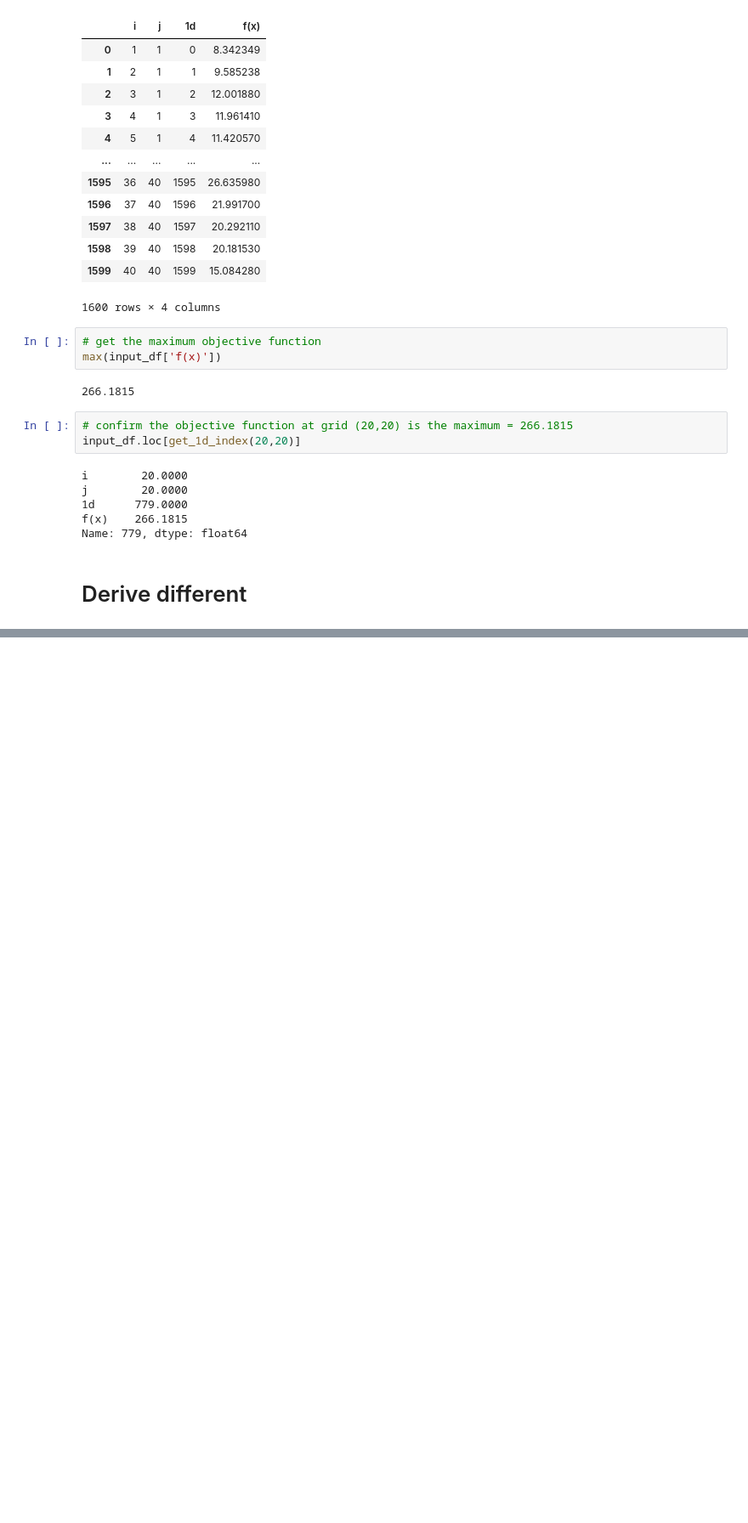
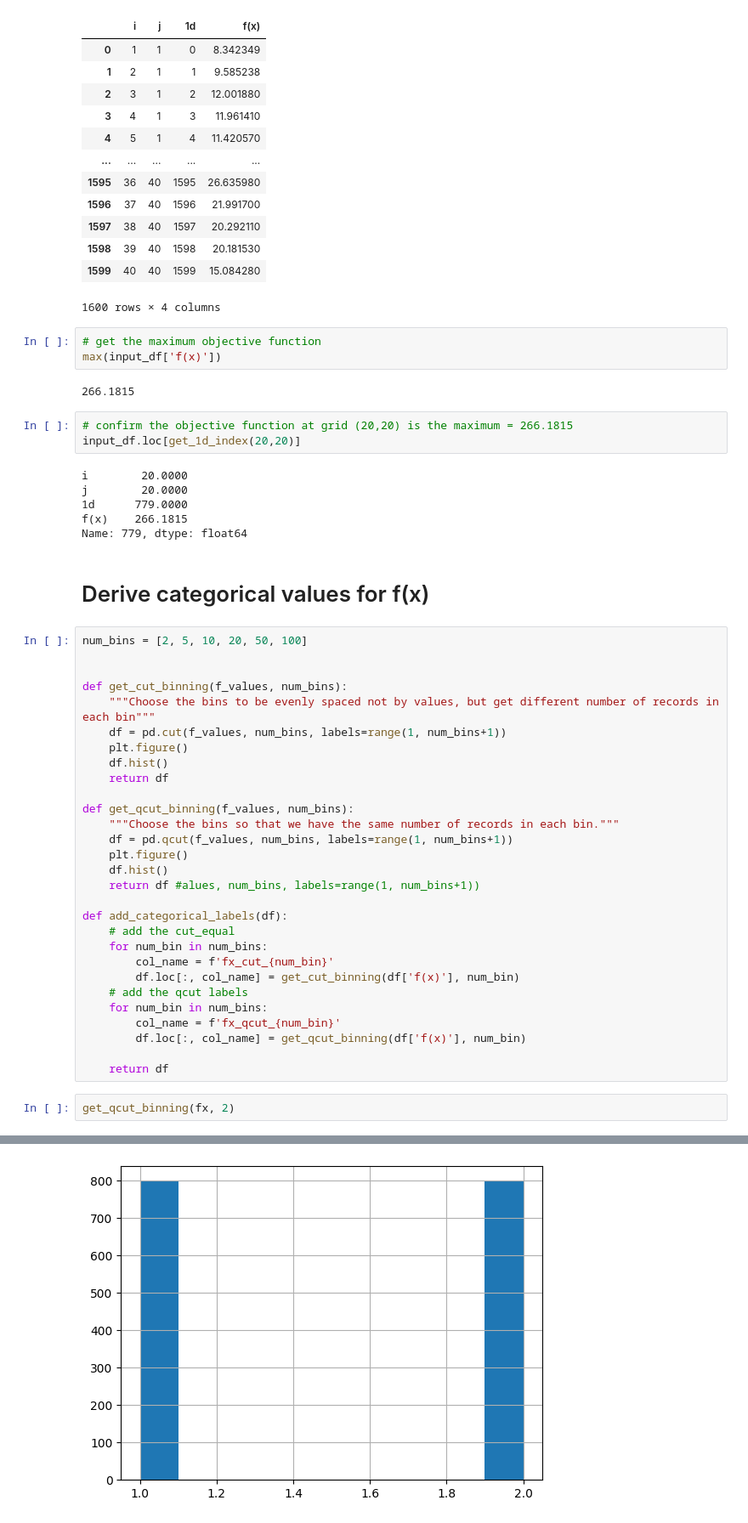
Before and after one commit to jeosol/learn-obj-function-surface, a Jupyter notebook: data_preparation.ipynb, the cells around one changed output, grey strips where cells are left out. Shown at 85% size. Drawn from its saved outputs; the diff is of its cells as text; blank space fills up the shorter version.

Commit message:
Computed different categorical variables based on the initial real-valued f(x)

```diff
--- a/data_preparation.ipynb
+++ b/data_preparation.ipynb
@@ -94,4 +96,36 @@ j        20.0000
 f(x)    266.1815
 Name: 779, dtype: float64
 # %% [markdown]
-# Derive different
+# Derive categorical values for f(x)
+# %%
+num_bins = [2, 5, 10, 20, 50, 100]
+
+
+def get_cut_binning(f_values, num_bins):
+    """Choose the bins to be evenly spaced not by values, but get different number of records in each bin"""
+    df = pd.cut(f_values, num_bins, labels=range(1, num_bins+1))
+    plt.figure()
+    df.hist()
+    return df
+
+def get_qcut_binning(f_values, num_bins):
+    """Choose the bins so that we have the same number of records in each bin."""
+    df = pd.qcut(f_values, num_bins, labels=range(1, num_bins+1))
+    plt.figure()
+    df.hist()
+    return df #alues, num_bins, labels=range(1, num_bins+1))
+
+def add_categorical_labels(df):
+    # add the cut_equal
+    for num_bin in num_bins:
+        col_name = f'fx_cut_{num_bin}'
+        df.loc[:, col_name] = get_cut_binning(df['f(x)'], num_bin)
+    # add the qcut labels
+    for num_bin in num_bins:
+        col_name = f'fx_qcut_{num_bin}'
+        df.loc[:, col_name] = get_qcut_binning(df['f(x)'], num_bin)
+
+    return df
+# %%
+get_qcut_binning(fx, 2)
+# %% [output]
@@ -97,0 +145 @@ Name: 779, dtype: float64
+[figure, added]
```
Also changed, not shown: parts of 8 cells of this notebook.
